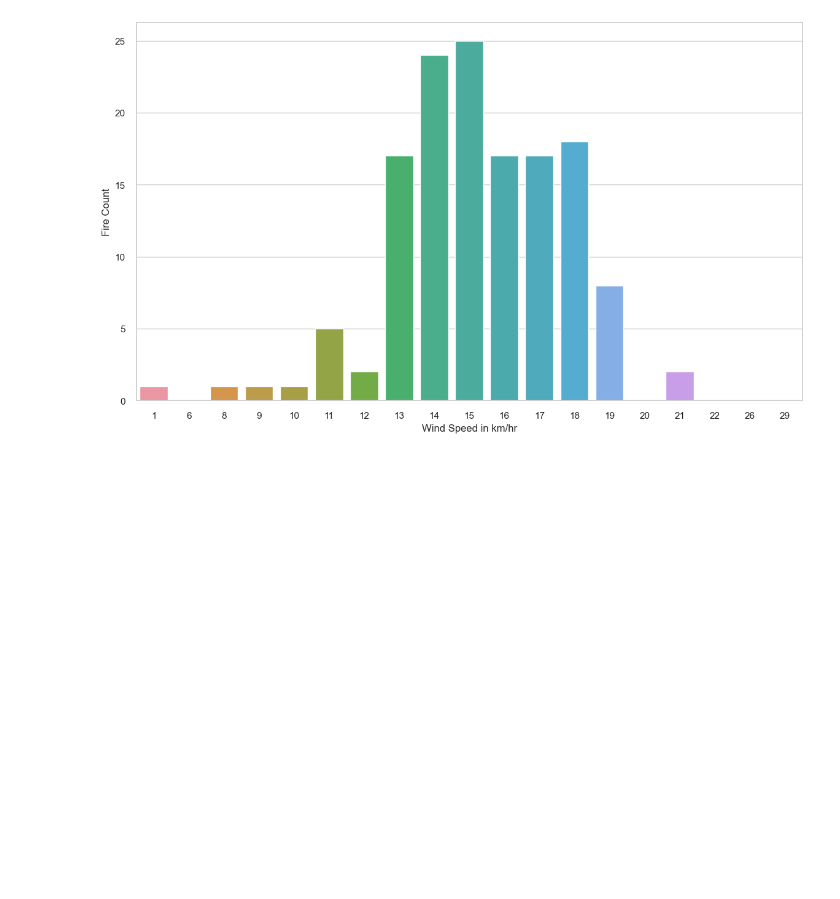
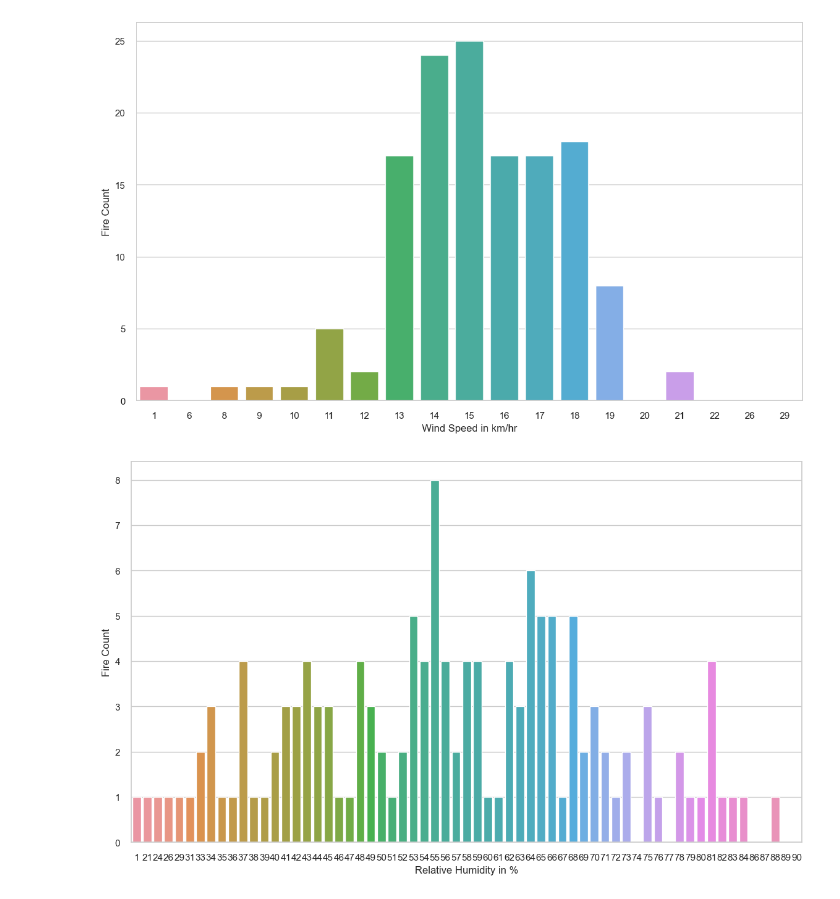
Before and after one commit to Shrungadithyaan/PW-DS_Week_Work, a Jupyter notebook: Machine Learning/Week14/3.0-Forest Fire EDA.ipynb, the cells around one changed output. Drawn from its saved outputs; the diff is of its cells as text; code cells hidden in the pictures; blank space fills up the shorter version.

Commit message:
ml Forest Fire EDA 3

```diff
--- a/Machine Learning/Week14/3.0-Forest Fire EDA.ipynb
+++ b/Machine Learning/Week14/3.0-Forest Fire EDA.ipynb
@@ -519,3 +519,13 @@ barchart('Rain', 'Rain in mm')
 barchart('Ws', 'Wind Speed in km/hr')
 # %% [output]
 [figure]
+# %%
+def barplots(feature,xlabel):
+    plt.figure(figsize=[14,8])
+    by_feature = df1.groupby([feature], as_index=False)['Classes'].sum()
+    ax = sns.barplot(x=feature, y="Classes", data=by_feature[[feature,'Classes']], estimator=sum)
+    ax.set(xlabel=xlabel, ylabel='Fire Count')
+# %%
+barplots('RH','Relative Humidity in %')
+# %% [output]
+[figure, added]
```
Also changed, not shown: parts of 3 cells of this notebook.
